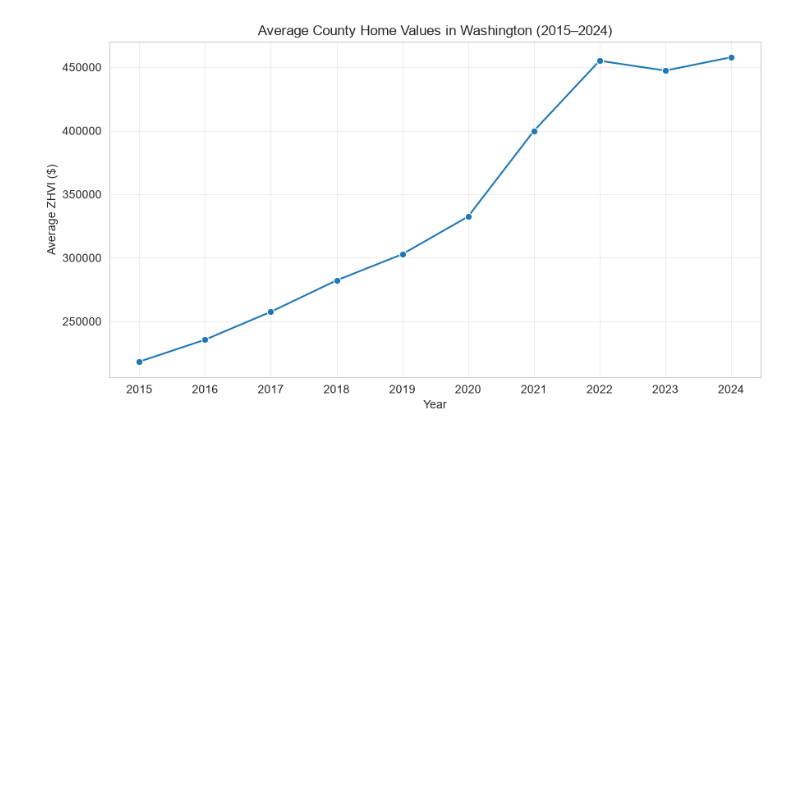
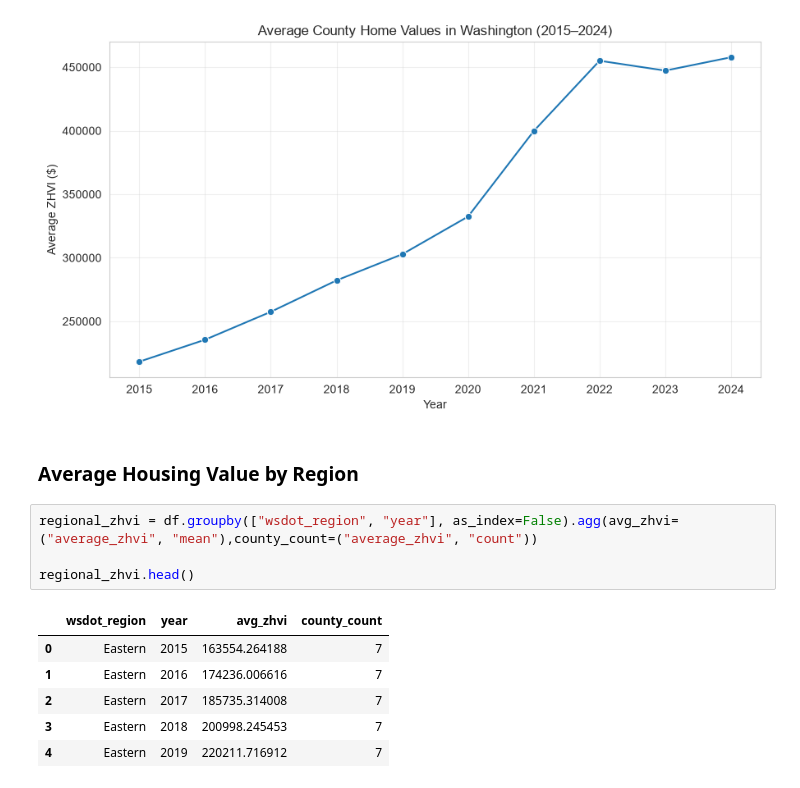
Before and after one commit to binay8/wa-housing, a Jupyter notebook: code/02_exploratory_data_analysis.ipynb, the cells around one changed output. Saved outputs shown, nothing was run; the diff lists cells and outputs as text; blank space fills up the shorter version.

```diff
--- a/code/02_exploratory_data_analysis.ipynb
+++ b/code/02_exploratory_data_analysis.ipynb
@@ -109,3 +109,16 @@ plt.tight_layout()
 plt.show()
 # %% [output]
 [figure]
+# %% [markdown]
+### Average Housing Value by Region
+# %%
+regional_zhvi = df.groupby(["wsdot_region", "year"], as_index=False).agg(avg_zhvi=("average_zhvi", "mean"),county_count=("average_zhvi", "count"))
+
+regional_zhvi.head()
+# %% [output]
+|  | wsdot_region | year | avg_zhvi | county_count |
+| 0 | Eastern | 2015 | 163554.264188 | 7 |
+| 1 | Eastern | 2016 | 174236.006616 | 7 |
+| 2 | Eastern | 2017 | 185735.314008 | 7 |
+| 3 | Eastern | 2018 | 200998.245453 | 7 |
+| 4 | Eastern | 2019 | 220211.716912 | 7 |
```
Also changed, not shown: parts of 6 cells of this notebook, 1 other file.
